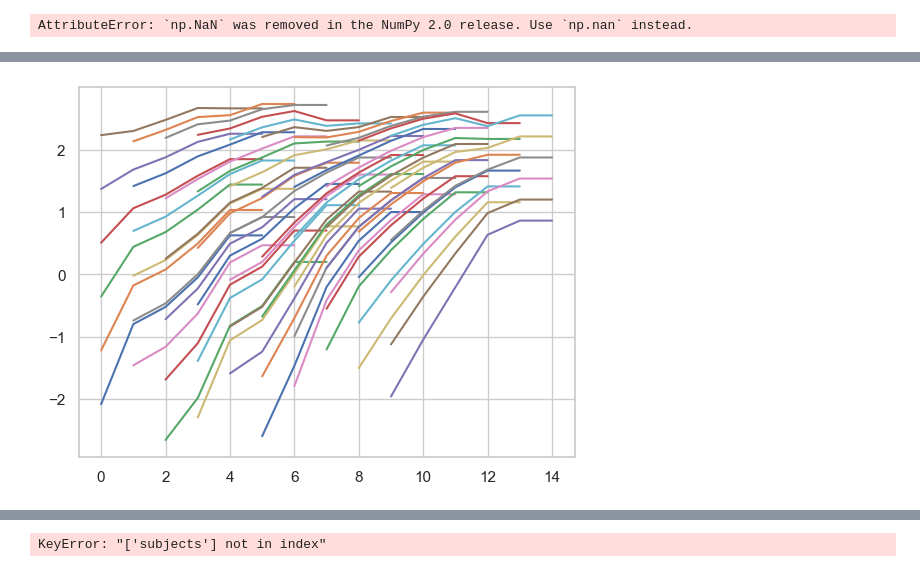
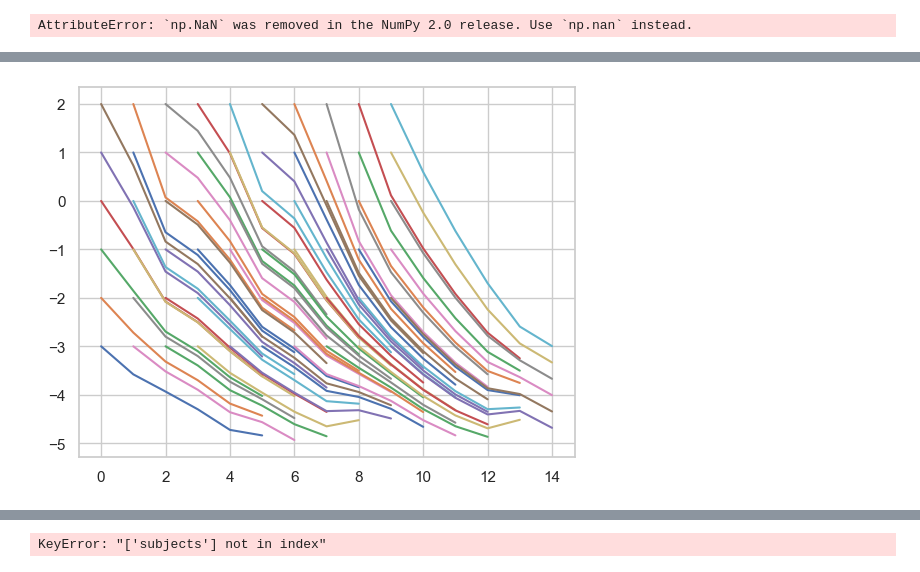
Before and after one commit to likeajumprope/PCNtoolkit, a Jupyter notebook: pcntoolkit/thrivelines_Johanna.ipynb, the cells around one changed output, grey strips where cells are left out. Drawn from its saved outputs; the diff is of its cells as text; code cells hidden in the pictures.

```diff
--- a/pcntoolkit/thrivelines_Johanna.ipynb
+++ b/pcntoolkit/thrivelines_Johanna.ipynb
@@ -229,11 +231,12 @@ def fill_missing(bandwidth: int, cors: np.ndarray) -> np.ndarray:
     return newcors
 
 
-def get_single_thriveline(cors, acc=1, z_thrive=-1.96):
+def get_single_thriveline(cors, acc=0, z_thrive=-1.96):
     thriveline = np.zeros_like(cors)
+    thriveline = np.append(acc, thriveline)
     for i, c in enumerate(cors):
         acc = c * acc + np.sqrt(1 - c**2) * z_thrive
-        thriveline[i] = acc
+        thriveline[i+1] = acc
     return thriveline
 
 
@@ -294,7 +297,7 @@ bandwidth = 2
 cors, newcors = get_correlation_matrix(data, bandwidth)
 diagonal = np.diagonal(newcors.to_numpy(), offset=-1)
 length_of_thrivelines = 3
-thrive_Z, ages = get_thrivelines(diagonal, 0, 10, 1, length_of_thrivelines, -3, 3, 1.96)
+thrive_Z, ages = get_thrivelines(diagonal, 0, 10, 1, length_of_thrivelines, -3, 3, -1.96)
 shaped_lines = thrive_Z.reshape((-1, length_of_thrivelines))
 shaped_ages = ages.reshape((-1, length_of_thrivelines))
 plt.plot(shaped_ages.T, shaped_lines.T)
@@ -324,10 +309,10 @@ Coordinates:
 # %%
 diagonal = np.diagonal(newcors.to_numpy(), offset=-1)
 length_of_thrivelines = 6
-thrive_Z, ages = get_thrivelines(diagonal, 0, 10, 1, length_of_thrivelines, -3, 3, 1.0)
+thrive_Z, ages = get_thrivelines(diagonal, 0, 10, 1, length_of_thrivelines, -3, 3, -1.96)
 shaped_lines = thrive_Z.reshape((-1, length_of_thrivelines))
 shaped_ages = ages.reshape((-1, length_of_thrivelines))
 plt.plot(shaped_ages.T, shaped_lines.T)
 plt.show()
 # %% [output]
-[figure, old version]
+[figure, new version]
```
Also changed, not shown: parts of 25 cells of this notebook.
